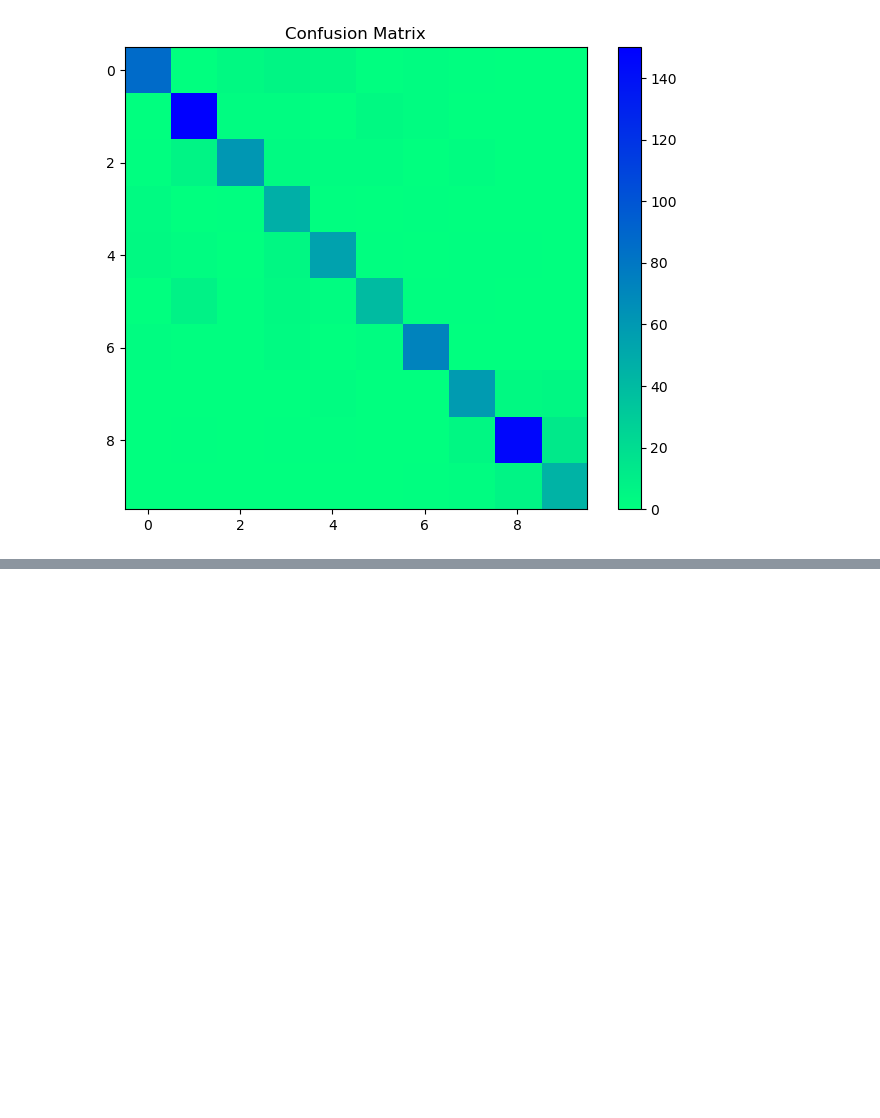
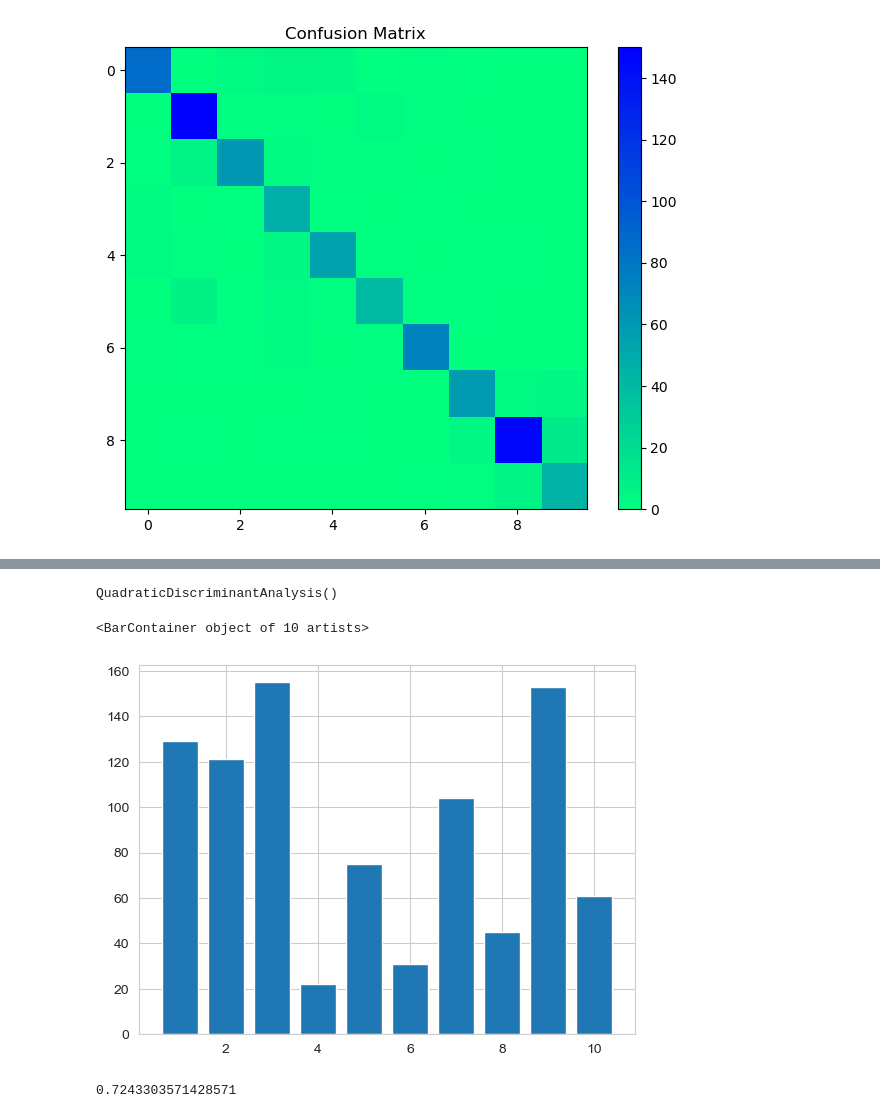
Before and after one commit to Simon-Sprouse/1000_Movies_Dataset, a Jupyter notebook: hw2/zip_copy/p2/p3.ipynb, the cells around one changed output, grey strips where cells are left out. Cells and saved outputs as stored; diff of their text form; code cells hidden in the pictures; blank space fills up the shorter version.

```diff
--- a/hw2/zip_copy/p2/p3.ipynb
+++ b/hw2/zip_copy/p2/p3.ipynb
@@ -144,0 +337,16 @@ plt.colorbar()
+# %%
+QDA = QuadraticDiscriminantAnalysis()
+QDA.fit(x1, c1)
+# %% [output]
+QuadraticDiscriminantAnalysis()
+# %%
+y_hat = QDA.predict(x2)
+uniques, counts = np.unique(y_hat, return_counts=True)
+plt.bar(uniques, counts)
+# %% [output]
+<BarContainer object of 10 artists>
+[figure, added]
+# %%
+accuracy_score(y_hat, c2)
+# %% [output]
+0.7243303571428571
```
Also changed, not shown: parts of 23 cells of this notebook, 2 other files.
